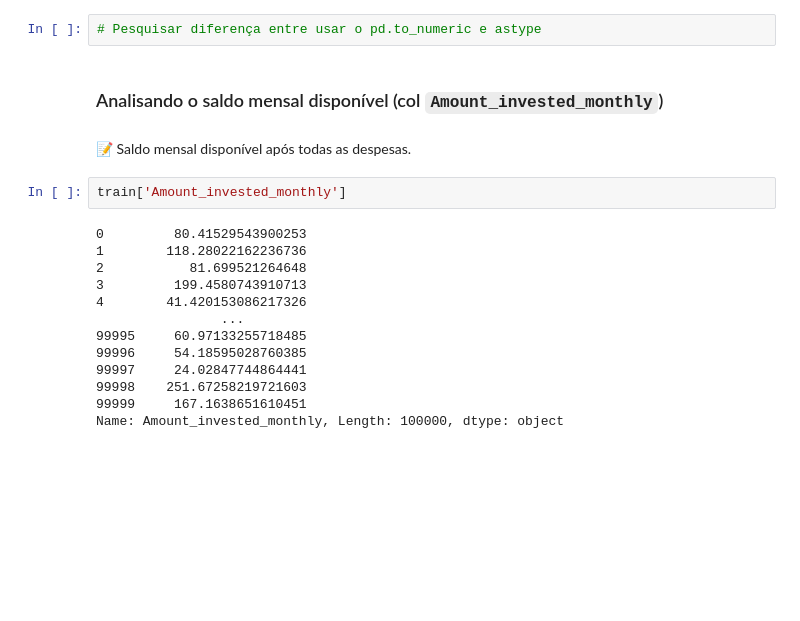
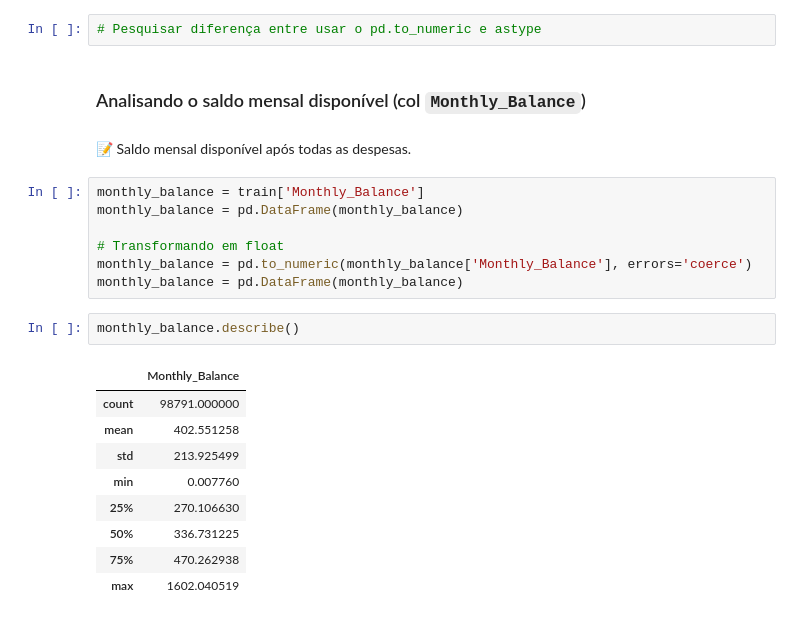
Before and after one commit to deborabmfreitas/credit-score-prediction, a Jupyter notebook: 1.exploratory-data-analysis.ipynb, the cells around one changed output. Cells and saved outputs as stored; diff of their text form; blank space fills up the shorter version.

Commit message:
finalizacao da eda dos dados numericos

```diff
--- a/1.exploratory-data-analysis.ipynb
+++ b/1.exploratory-data-analysis.ipynb
@@ -1249,21 +1276,25 @@ Diferença: 11%
 # %%
 # Pesquisar diferença entre usar o pd.to_numeric e astype
 # %% [markdown]
-### Analisando o saldo mensal disponível (col `Amount_invested_monthly`)
+### Analisando o saldo mensal disponível (col `Monthly_Balance`)
 # %% [markdown]
 📝 Saldo mensal disponível após todas as despesas.
-# %%
-train['Amount_invested_monthly']
-# %% [output]
-0         80.41529543900253
-1        118.28022162236736
-2           81.699521264648
-3         199.4580743910713
-4        41.420153086217326
-                ...
-99995     60.97133255718485
-99996     54.18595028760385
-99997     24.02847744864441
-99998    251.67258219721603
-99999     167.1638651610451
-Name: Amount_invested_monthly, Length: 100000, dtype: object
+# %%
+monthly_balance = train['Monthly_Balance']
+monthly_balance = pd.DataFrame(monthly_balance)
+
+# Transformando em float
+monthly_balance = pd.to_numeric(monthly_balance['Monthly_Balance'], errors='coerce')
+monthly_balance = pd.DataFrame(monthly_balance)
+# %%
+monthly_balance.describe()
+# %% [output]
+|  | Monthly_Balance |
+| count | 98791.000000 |
+| mean | 402.551258 |
+| std | 213.925499 |
+| min | 0.007760 |
+| 25% | 270.106630 |
+| 50% | 336.731225 |
+| 75% | 470.262938 |
+| max | 1602.040519 |
```
Also changed, not shown: parts of 15 cells of this notebook.
